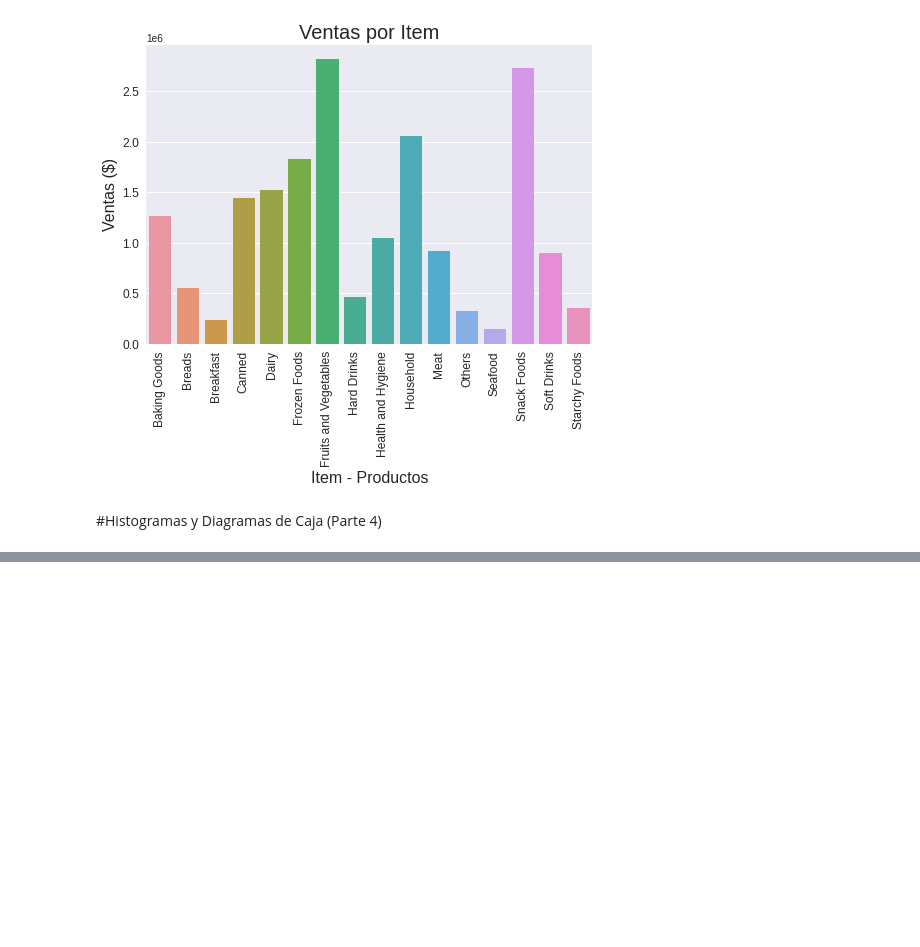
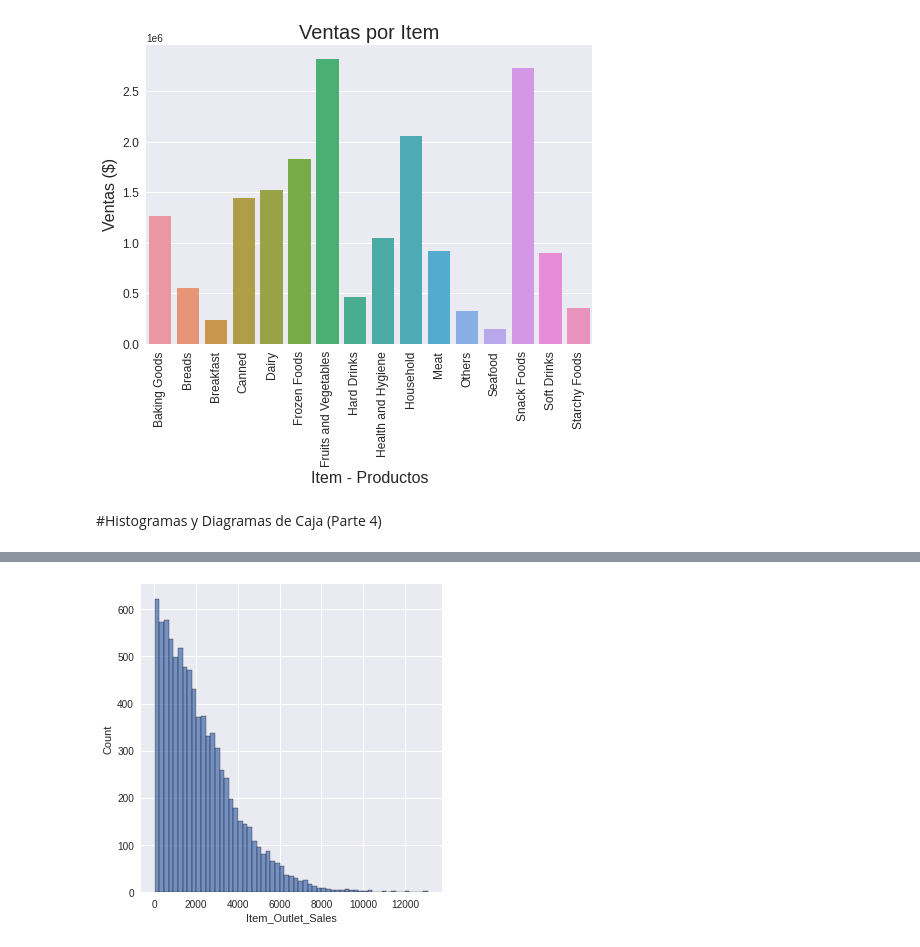
Before and after one commit to JGuarnizo/Sales-Predictions, a Jupyter notebook: Cleaning_Data.ipynb, the cells around one changed output, grey strips where cells are left out. Saved outputs shown, nothing was run; the diff lists cells and outputs as text; code cells hidden in the pictures; blank space fills up the shorter version.

```diff
--- a/Cleaning_Data.ipynb
+++ b/Cleaning_Data.ipynb
@@ -639,0 +665,5 @@ plt.ylabel('Item_Outlet_Sales', fontsize=24);
+# %%
+#Distribución de la variable objetivo 'Item_Outlet_Sales'
+sns.displot(df_final['Item_Outlet_Sales']);
+# %% [output]
+[figure, added]
```
Also changed, not shown: parts of 30 cells of this notebook.
